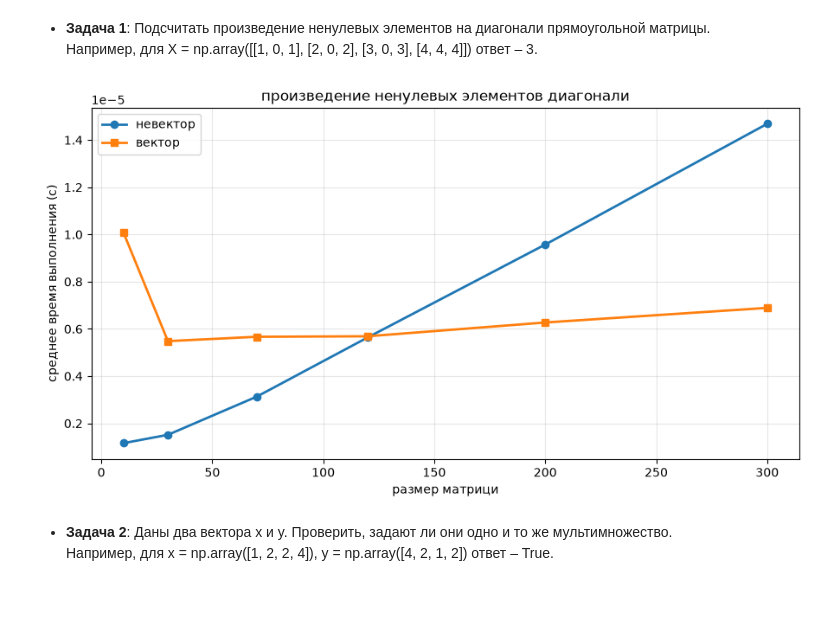
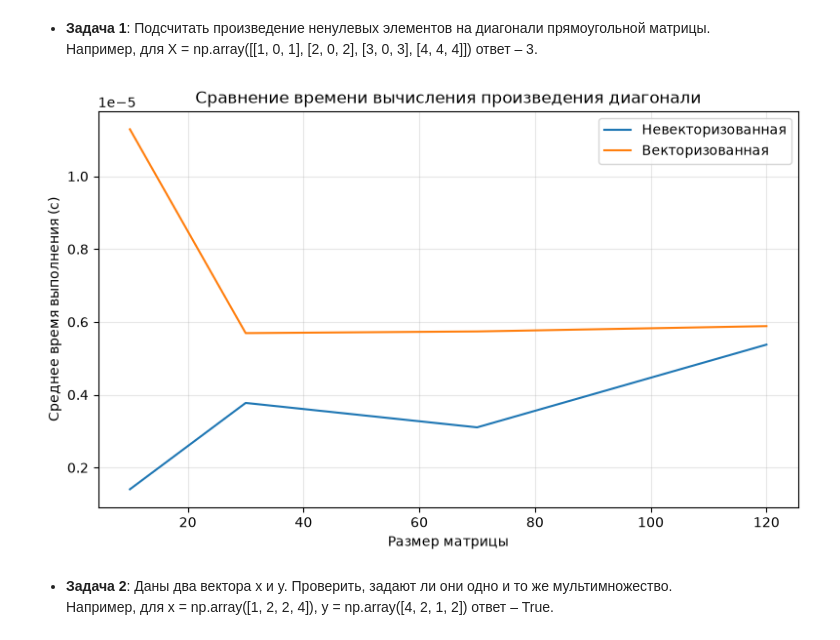
Before and after one commit to K35177/ML_Kamalov, a Jupyter notebook: task_numpy/task_numpy_practice.ipynb, the cells around one changed output. Saved outputs shown, nothing was run; the diff lists cells and outputs as text; code cells hidden in the pictures; blank space fills up the shorter version.

```diff
--- a/task_numpy/task_numpy_practice.ipynb
+++ b/task_numpy/task_numpy_practice.ipynb
@@ -57,45 +57,42 @@ plt.show()
 * __Задача 1__: Подсчитать произведение ненулевых элементов на диагонали прямоугольной матрицы.
  Например, для X = np.array([[1, 0, 1], [2, 0, 2], [3, 0, 3], [4, 4, 4]]) ответ – 3.
 # %%
-import timeit
-import matplotlib.pyplot as plt
-import numpy as np
-import functions
-import functions_vectorized
+  reload_solution_modules()
 
-data_sizes = np.array([10, 30, 70, 120, 200, 300])
-time_not_vectorized = []
-time_vectorized = []
+  data_sizes = np.array([10, 30, 70, 120])
 
-for size in data_sizes:
-    matrix = np.random.randint(0, 3, size=(size, size))
-    matrix_list = matrix.tolist()
+  time_non_vectorized = []
+  time_vectorized = []
 
-    non_vectorized_time = timeit.timeit(lambda: functions.prod_non_zero_diag(matrix_list), number=10) / 10
+  for size in data_sizes:
+      matrix = np.random.randint(0, 3, size=(size, size))
+      matrix_list = matrix.tolist()
 
-    vectorized_time = timeit.timeit(lambda: functions_vectorized.prod_non_zero_diag(matrix), number=10) / 10
+      repetitions = 10
 
-    time_not_vectorized.append(non_vectorized_time)
-    time_vectorized.append(vectorized_time)
+      non_vectorized_time = timeit.timeit(lambda: functions.prod_non_zero_diag(matrix_list),number=repetitions,) / repetitions
 
-time_not_vectorized = np.array(time_not_vectorized)
-time_vectorized = np.array(time_vectorized)
+      vectorized_time = timeit.timeit(lambda: functions_vectorized.prod_non_zero_diag(matrix),number=repetitions,) / repetitions
 
-figure, axis = plt.subplots(figsize=(9, 5))
+      time_non_vectorized.append(non_vectorized_time)
+      time_vectorized.append(vectorized_time)
 
-axis.plot(data_sizes, time_not_vectorized, marker="o", linewidth=2, label="невектор")
-axis.plot(data_sizes, time_vectorized, marker="s", linewidth=2, label="вектор")
+  figure, axis = plt.subplots(figsize=(8, 5))
 
-axis.set_title("произведение ненулевых элементов диагонали")
-axis.set_xlabel("размер матрици")
-axis.set_ylabel("среднее время выполнения (с)")
-axis.grid(True, alpha=0.3)
-axis.legend()
+  axis.plot(data_sizes, time_non_vectorized,label="Невекторизованная")
 
-figure.tight_layout()
-plt.show()
+  axis.plot(data_sizes, time_vectorized,label="Векторизованная")
+
+  axis.set_title("Сравнение времени вычисления произведения диагонали")
+  axis.set_xlabel("Размер матрицы")
+  axis.set_ylabel("Среднее время выполнения (с)")
+  axis.grid(True, alpha=0.3)
+  axis.legend()
+
+  figure.tight_layout()
+  plt.show()
 # %% [output]
-[figure, old version]
+[figure, new version]
 # %% [markdown]
 
 
```
Also changed, not shown: parts of 3 cells of this notebook.
